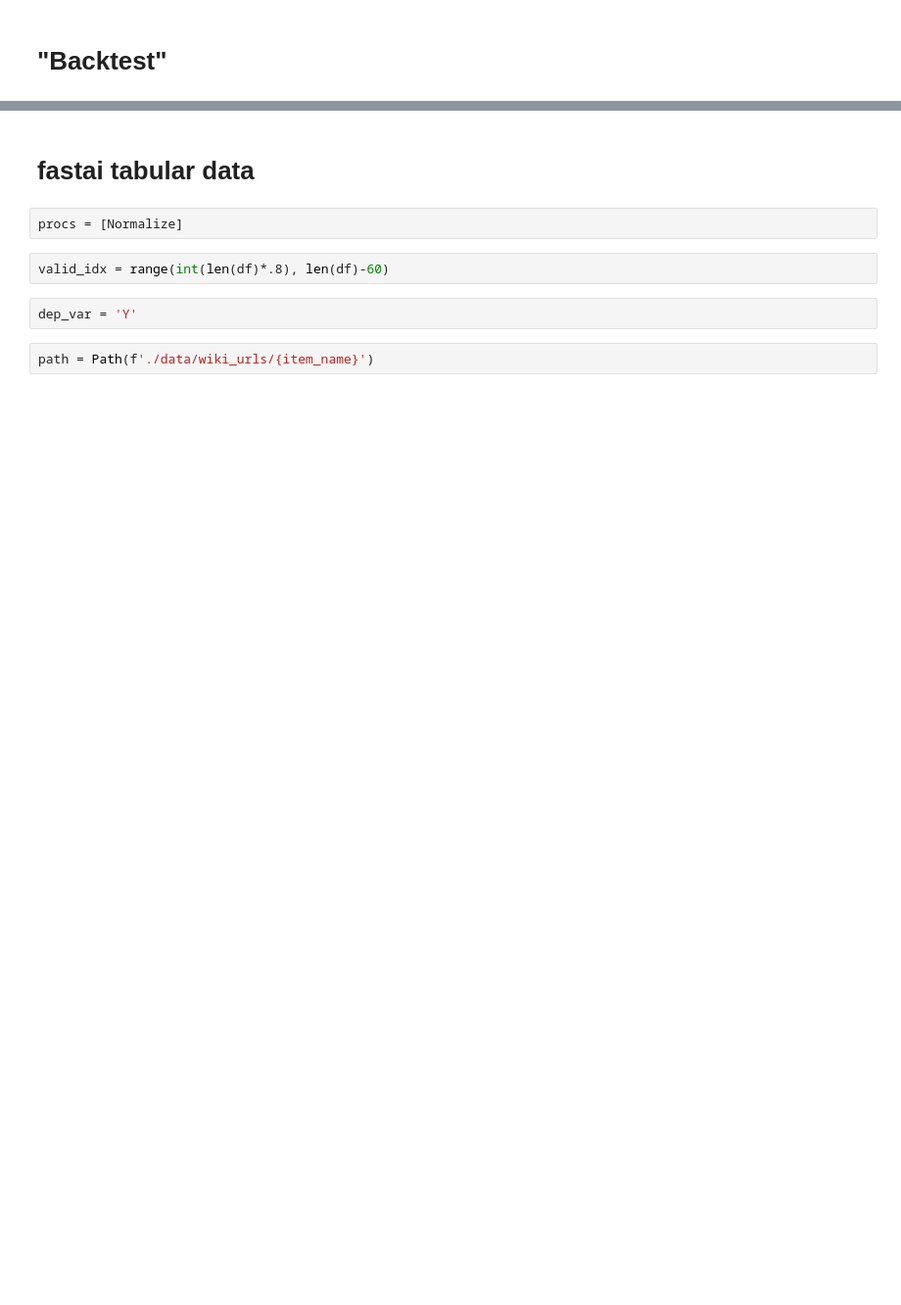
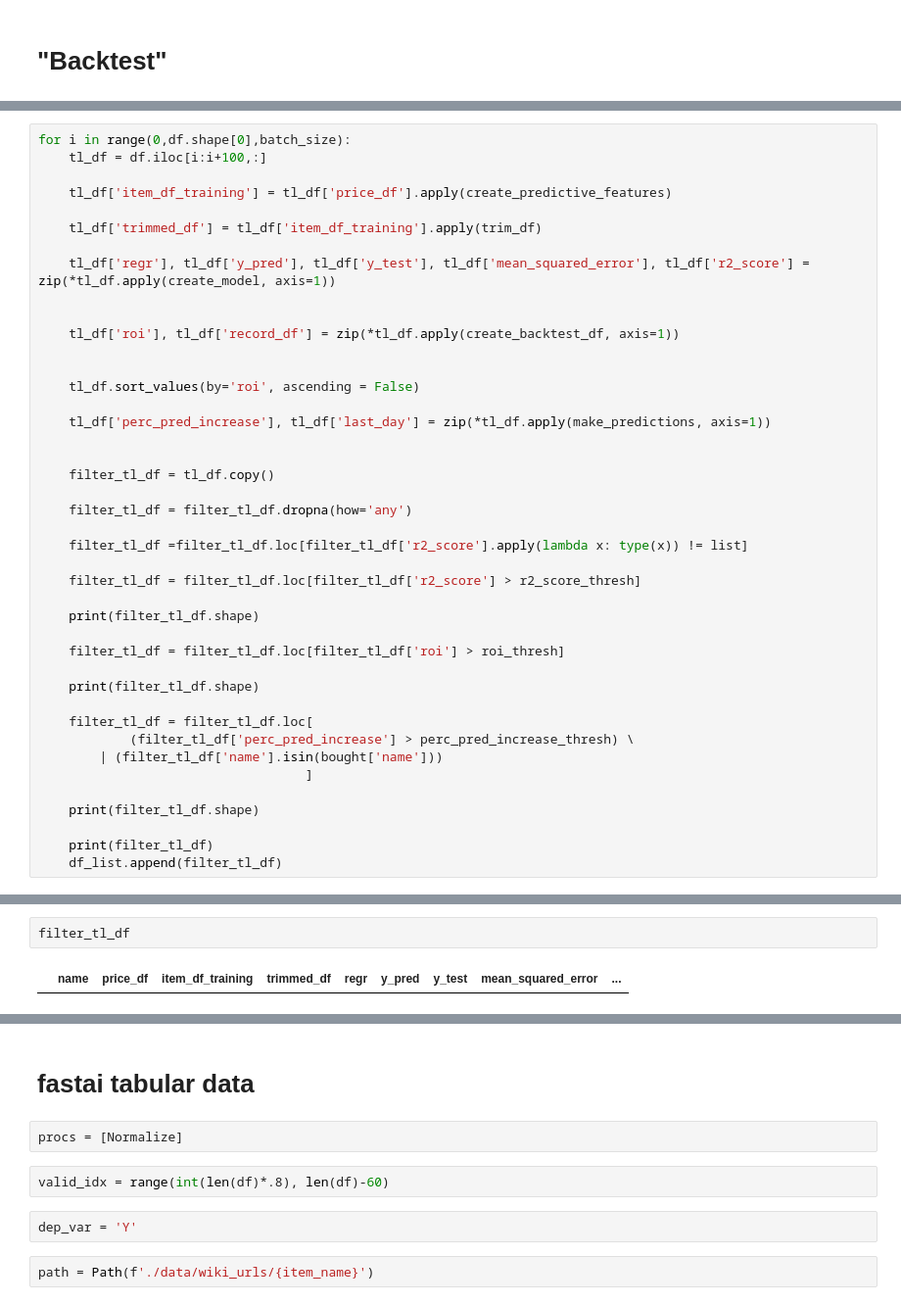
Before and after one commit to ebbitten/OSBuddy, a Jupyter notebook: osrs_wiki.ipynb, the cells around one changed output, grey strips where cells are left out. Shown at 98% size. Saved outputs shown, nothing was run; the diff lists cells and outputs as text; blank space fills up the shorter version.

```diff
--- a/osrs_wiki.ipynb
+++ b/osrs_wiki.ipynb
@@ -335,0 +341,42 @@ Name: Y, Length: 96, dtype: float64
+# %%
+for i in range(0,df.shape[0],batch_size):
+    tl_df = df.iloc[i:i+100,:]
+
+    tl_df['item_df_training'] = tl_df['price_df'].apply(create_predictive_features)
+
+    tl_df['trimmed_df'] = tl_df['item_df_training'].apply(trim_df)
+
+    tl_df['regr'], tl_df['y_pred'], tl_df['y_test'], tl_df['mean_squared_error'], tl_df['r2_score'] = zip(*tl_df.apply(create_model, axis=1))
+
+
+    tl_df['roi'], tl_df['record_df'] = zip(*tl_df.apply(create_backtest_df, axis=1))
+
+
+    tl_df.sort_values(by='roi', ascending = False)
+
+    tl_df['perc_pred_increase'], tl_df['last_day'] = zip(*tl_df.apply(make_predictions, axis=1))
+
+
+    filter_tl_df = tl_df.copy()
+
+    filter_tl_df = filter_tl_df.dropna(how='any')
+
+    filter_tl_df =filter_tl_df.loc[filter_tl_df['r2_score'].apply(lambda x: type(x)) != list]
+
+    filter_tl_df = filter_tl_df.loc[filter_tl_df['r2_score'] > r2_score_thresh]
+
+    print(filter_tl_df.shape)
+
+    filter_tl_df = filter_tl_df.loc[filter_tl_df['roi'] > roi_thresh]
+
+    print(filter_tl_df.shape)
+
+    filter_tl_df = filter_tl_df.loc[
+            (filter_tl_df['perc_pred_increase'] > perc_pred_increase_thresh) \
+        | (filter_tl_df['name'].isin(bought['name']))
+                                   ]
+
+    print(filter_tl_df.shape)
+
+    print(filter_tl_df)
+    df_list.append(filter_tl_df)
@@ -335,0 +545,4 @@ Name: Y, Length: 96, dtype: float64
+# %%
+filter_tl_df
+# %% [output]
+|  | name | price_df | item_df_training | trimmed_df | regr | y_pred | y_test | mean_squared_error | ... |
```
Also changed, not shown: parts of 135 cells of this notebook, 1 other file.
